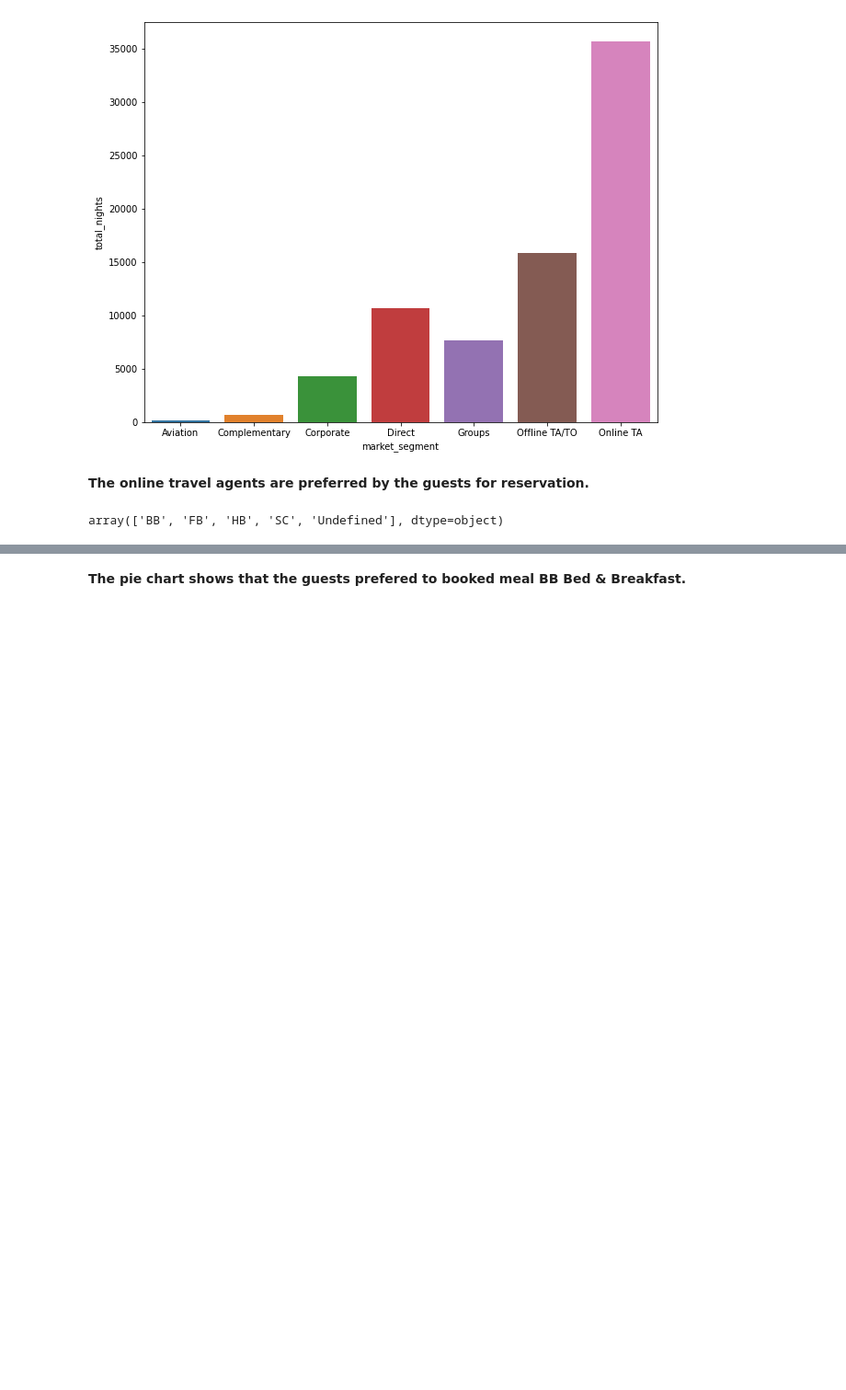
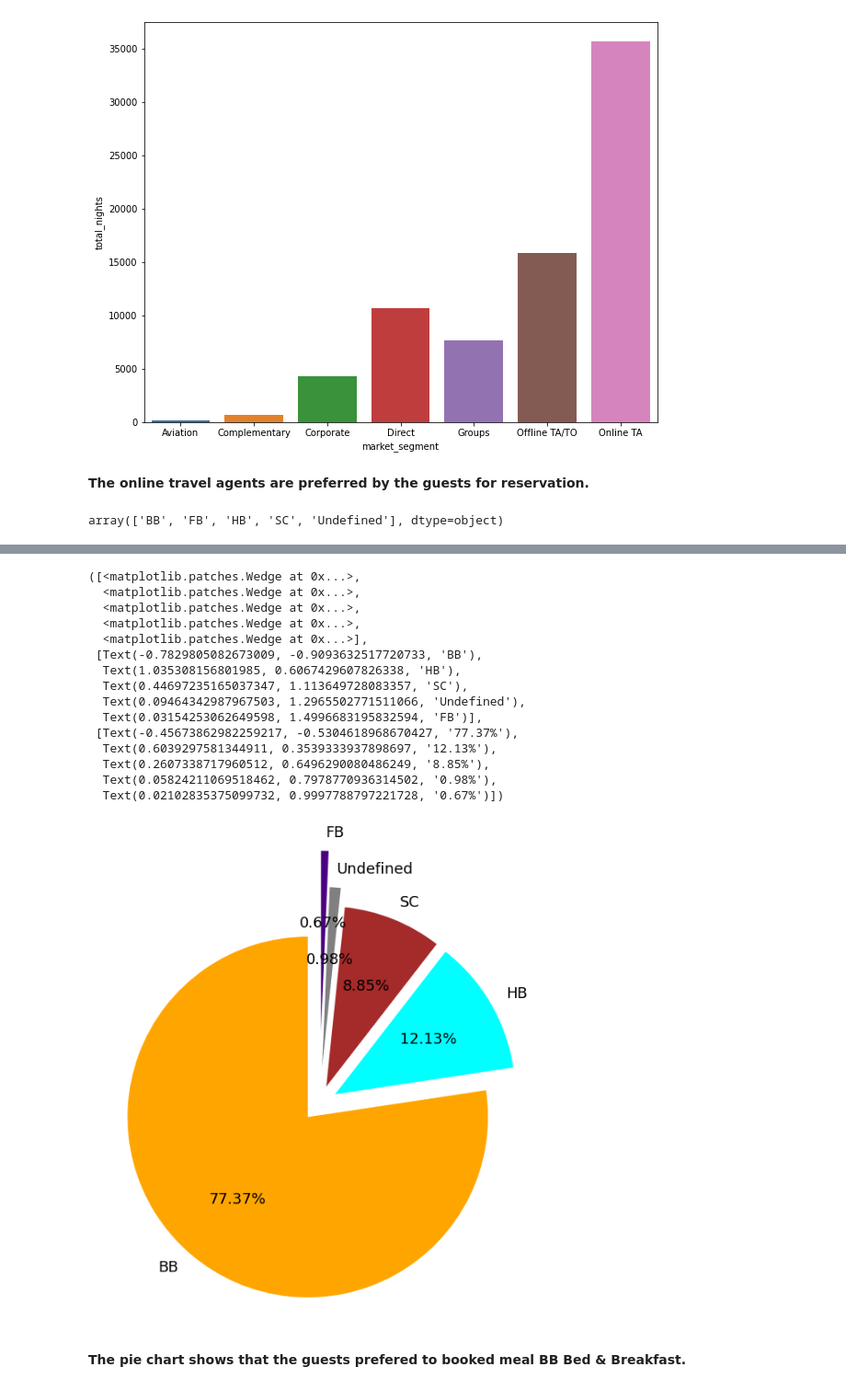
Before and after one commit to Aakash1095/EDA-capstone-project, a Jupyter notebook: Hotel_Booking_Analysis_Capstone_Project.ipynb, the cells around one changed output, grey strips where cells are left out. Shown: that part at 92% size. Cells and saved outputs as stored; diff of their text form; code cells hidden in the pictures; blank space fills up the shorter version.

```diff
--- a/Hotel_Booking_Analysis_Capstone_Project.ipynb
+++ b/Hotel_Booking_Analysis_Capstone_Project.ipynb
@@ -325,2 +320,40 @@ px.pie(data_frame=df_hotel[df_hotel['is_canceled']==0],names=df_hotel['meal'].va
+# %%
+# Looking for the meals preferred by the guests
+
+#configuring the pie chart
+plt.rcParams['figure.figsize'] = 10,10
+
+# Indexing labels. tolist() will convert the index to list
+labels = df_hotel['meal'].value_counts().index.tolist()
+
+# Convert value counts to list
+sizes = df_hotel['meal'].value_counts().tolist()
+
+# Explode will determine how much each section is separated from each other
+explode = (0.1, 0.1, 0.1,0.2,0.4)
+
+# Determine colour of pie chart
+colors = ( "orange", "cyan", "brown",
+          "grey", "indigo")
+
+#ploting the pie chart
+plt.pie(sizes, explode=explode, labels=labels, colors=colors, autopct='%1.2f%%',startangle=90, textprops={'fontsize': 18})
+# %% [output]
+([<matplotlib.patches.Wedge at 0x...>,
+  <matplotlib.patches.Wedge at 0x...>,
+  <matplotlib.patches.Wedge at 0x...>,
+  <matplotlib.patches.Wedge at 0x...>,
+  <matplotlib.patches.Wedge at 0x...>],
+ [Text(-0.7829805082673009, -0.9093632517720733, 'BB'),
+  Text(1.035308156801985, 0.6067429607826338, 'HB'),
+  Text(0.44697235165037347, 1.113649728083357, 'SC'),
+  Text(0.09464342987967503, 1.2965502771511066, 'Undefined'),
+  Text(0.03154253062649598, 1.4996683195832594, 'FB')],
+ [Text(-0.45673862982259217, -0.5304618968670427, '77.37%'),
+  Text(0.6039297581344911, 0.3539333937898697, '12.13%'),
+  Text(0.2607338717960512, 0.6496290080486249, '8.85%'),
+  Text(0.05824211069518462, 0.7978770936314502, '0.98%'),
+  Text(0.02102835375099732, 0.9997788797221728, '0.67%')])
+[figure, added]
 # %% [markdown]
 **The pie chart shows that the guests prefered to booked meal BB Bed & Breakfast.**
```
Also changed, not shown: parts of 1 cell of this notebook.
